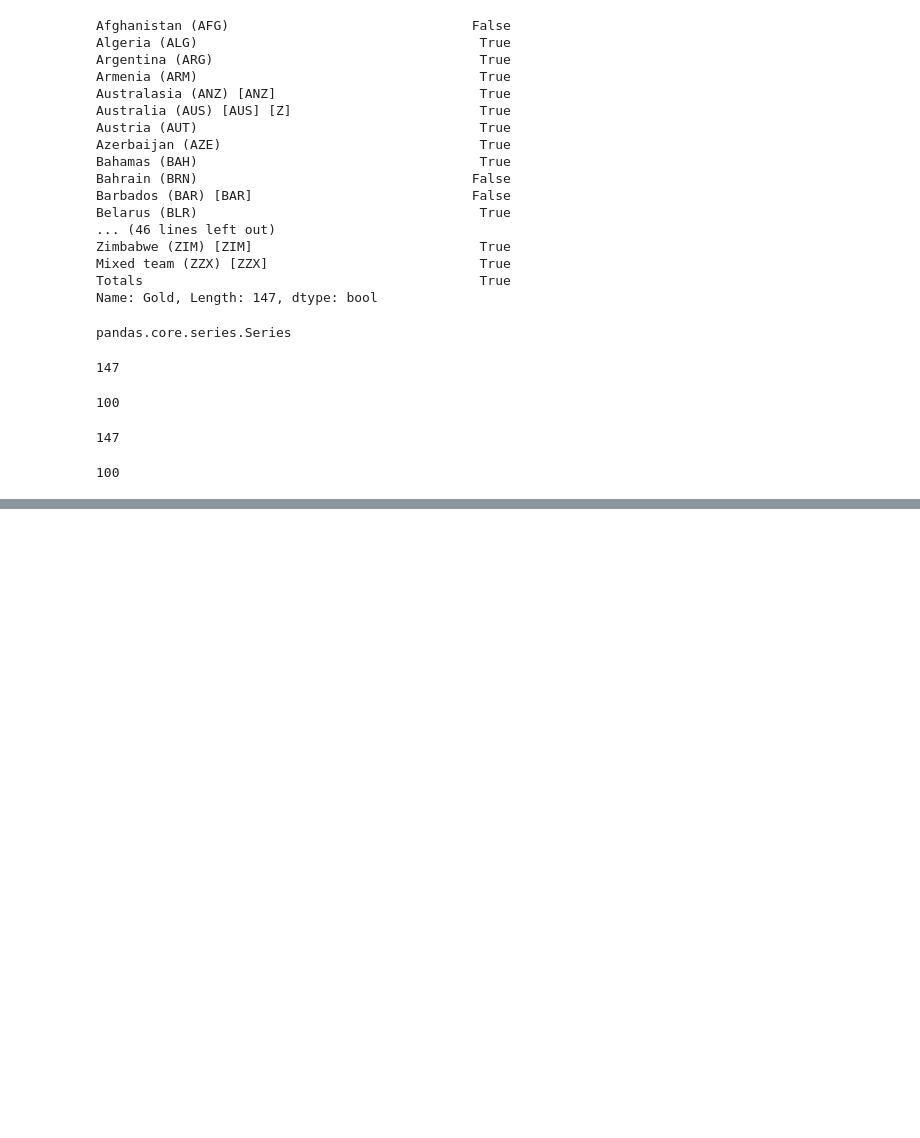
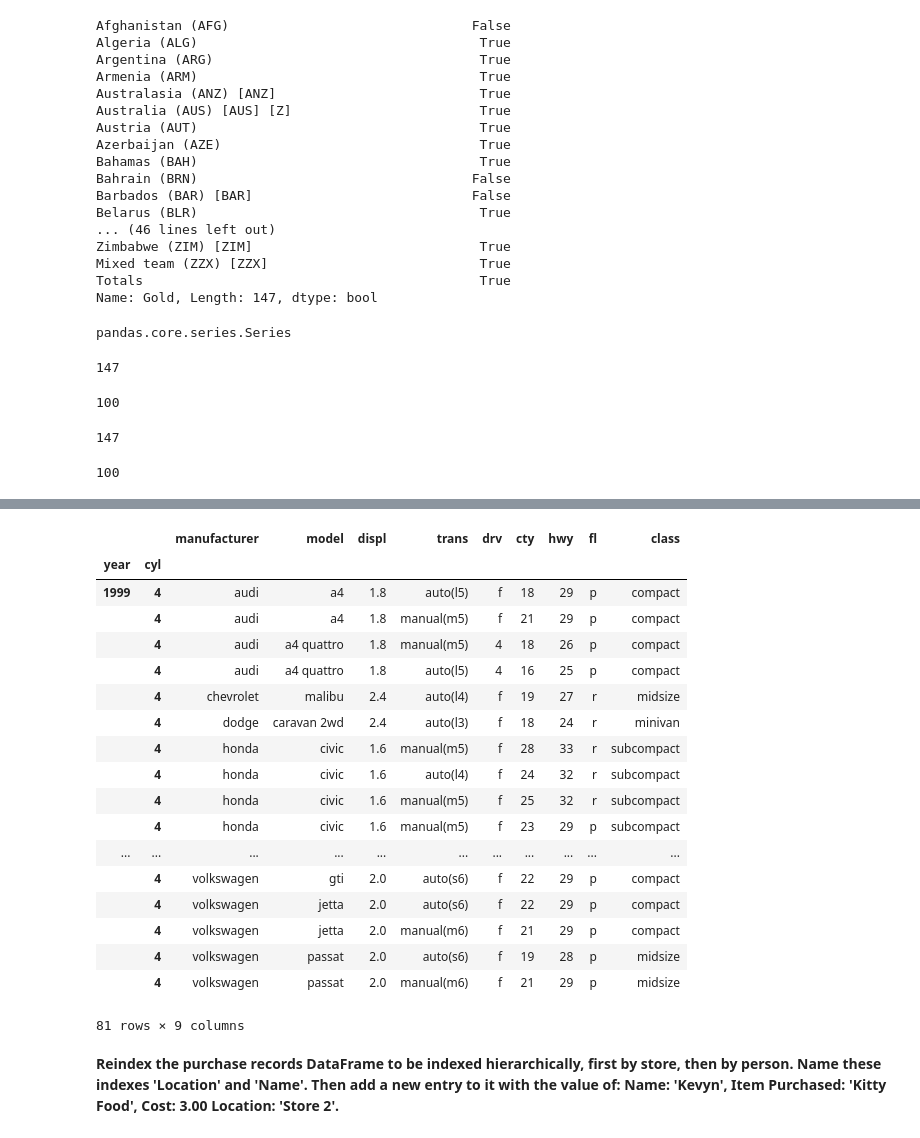
Before and after one commit to Sumad/DS, a Jupyter notebook: Python/UM Spcialization/DS_with_Python/Week 2/Week 2 Pandas.ipynb, the cells around one changed output, grey strips where cells are left out. Saved outputs shown, nothing was run; the diff lists cells and outputs as text; code cells hidden in the pictures; blank space fills up the shorter version.

```diff
--- a/Python/UM Spcialization/DS_with_Python/Week 2/Week 2 Pandas.ipynb
+++ b/Python/UM Spcialization/DS_with_Python/Week 2/Week 2 Pandas.ipynb
@@ -522,0 +608,7 @@ len(df3)
+# %%
+dir = '/Users/sumad/Documents/DS/Python/UM Spcialization/DS_with_Python/'
+with open(dir + 'mpg.csv') as con:
+    dt = pd.read_csv(con)
+# %%
+dt.drop('Unnamed: 0',inplace= True, axis= 1)
+#dt.columns
@@ -522,0 +624,2 @@ len(df3)
+# %%
+dt1 = dt.set_index(['year','cyl'])
@@ -522,0 +641,26 @@ len(df3)
+# %%
+# Querying requires passing tuples of values of double indices to loc
+dt1.loc[[(1999, 4), (2008,4)]]
+# %% [output]
+|  |  | manufacturer | model | displ | trans | drv | cty | hwy | fl | class |
+| year | cyl |  |  |  |  |  |  |  |  |  |
+| 1999 | 4 | audi | a4 | 1.8 | auto(l5) | f | 18 | 29 | p | compact |
+|  | 4 | audi | a4 | 1.8 | manual(m5) | f | 21 | 29 | p | compact |
+|  | 4 | audi | a4 quattro | 1.8 | manual(m5) | 4 | 18 | 26 | p | compact |
+|  | 4 | audi | a4 quattro | 1.8 | auto(l5) | 4 | 16 | 25 | p | compact |
+|  | 4 | chevrolet | malibu | 2.4 | auto(l4) | f | 19 | 27 | r | midsize |
+|  | 4 | dodge | caravan 2wd | 2.4 | auto(l3) | f | 18 | 24 | r | minivan |
+|  | 4 | honda | civic | 1.6 | manual(m5) | f | 28 | 33 | r | subcompact |
+|  | 4 | honda | civic | 1.6 | auto(l4) | f | 24 | 32 | r | subcompact |
+|  | 4 | honda | civic | 1.6 | manual(m5) | f | 25 | 32 | r | subcompact |
+|  | 4 | honda | civic | 1.6 | manual(m5) | f | 23 | 29 | p | subcompact |
+| ... | ... | ... | ... | ... | ... | ... | ... | ... | ... | ... |
+|  | 4 | volkswagen | gti | 2.0 | auto(s6) | f | 22 | 29 | p | compact |
+|  | 4 | volkswagen | jetta | 2.0 | auto(s6) | f | 22 | 29 | p | compact |
+|  | 4 | volkswagen | jetta | 2.0 | manual(m6) | f | 21 | 29 | p | compact |
+|  | 4 | volkswagen | passat | 2.0 | auto(s6) | f | 19 | 28 | p | midsize |
+|  | 4 | volkswagen | passat | 2.0 | manual(m6) | f | 21 | 29 | p | midsize |
+81 rows × 9 columns
+# %% [markdown]
+ **Reindex the purchase records DataFrame to be indexed hierarchically, first by store, then by person. Name these indexes 'Location' and 'Name'. Then add a new entry to it with the value of:
+Name: 'Kevyn', Item Purchased: 'Kitty Food', Cost: 3.00 Location: 'Store 2'.**
```
Also changed, not shown: parts of 29 cells of this notebook, 1 other file.
